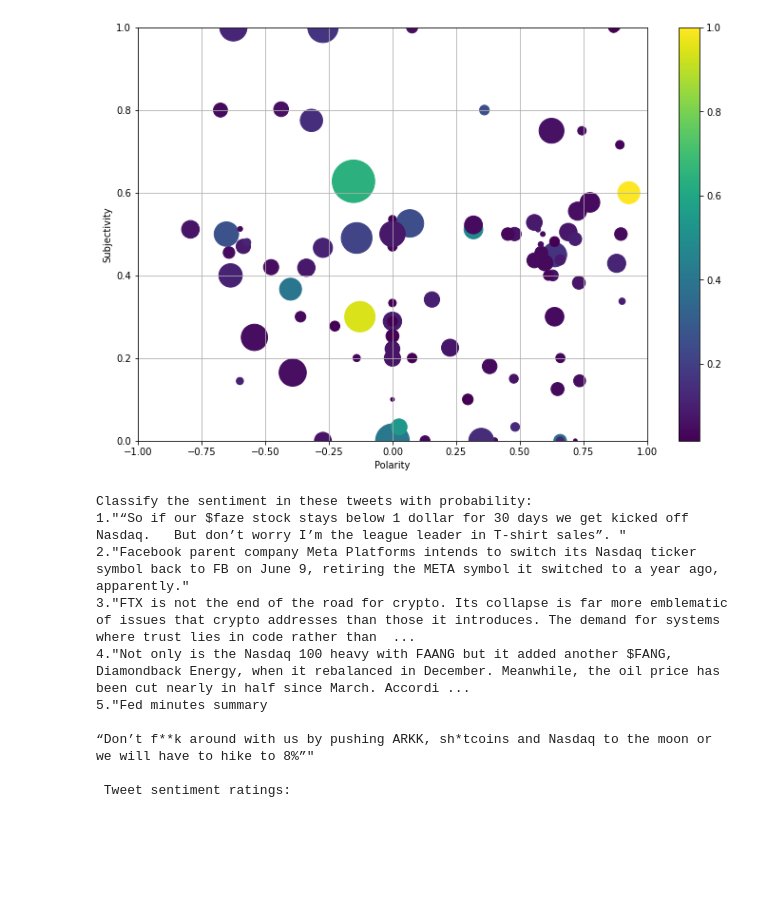
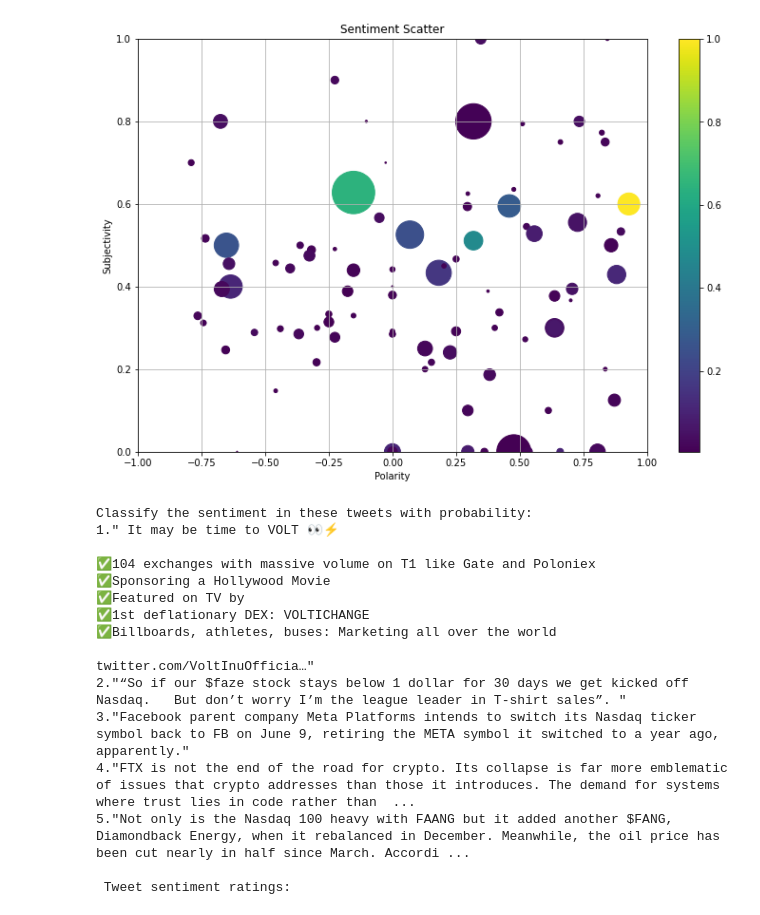
Before and after one commit to yeonghun00/Twitter-Sentiment-Analysis, a Jupyter notebook: Market Sentiment Analysis.ipynb, the cells around one changed output. Cells and saved outputs as stored; diff of their text form; code cells hidden in the pictures; blank space fills up the shorter version.

```diff
--- a/Market Sentiment Analysis.ipynb
+++ b/Market Sentiment Analysis.ipynb
@@ -71,7 +71,7 @@ today = datetime.today()
 
 search = 'NASDAQ'
 
-min_faves = 200
+min_faves = 50
 lang = 'en'
 until = today.strftime('%Y-%m-%d')
 since = (today - relativedelta(months=2)).strftime('%Y-%m-%d')
@@ -195,15 +198,16 @@ norm_like = normalize([scatter_df['like'].values], norm="max")[0]
 # %%
 plt.figure(figsize=(12,8))
 plt.scatter(scatter_df.iloc[:]['compound'], scatter_df.iloc[:]['subjectivity'], s=norm_view[:]*2000, c=norm_like[:])
 plt.xlabel('Polarity')
 plt.ylabel('Subjectivity')
 plt.xlim(-1, 1)
 plt.ylim(0, 1)
 plt.colorbar()
 plt.grid()
+plt.title('Sentiment Scatter')
 plt.show()
 # %% [output]
-[figure, old version]
+[figure, new version]
 # %%
 import os
 import json
@@ -231,13 +235,19 @@ prompt="Classify the sentiment in these tweets with probability:\n" + tweet_str
 print(prompt)
 # %% [output]
 Classify the sentiment in these tweets with probability:
-1."“So if our $faze stock stays below 1 dollar for 30 days we get kicked off Nasdaq.   But don’t worry I’m the league leader in T-shirt sales”. "
-2."Facebook parent company Meta Platforms intends to switch its Nasdaq ticker symbol back to FB on June 9, retiring the META symbol it switched to a year ago, apparently."
-3."FTX is not the end of the road for crypto. Its collapse is far more emblematic of issues that crypto addresses than those it introduces. The demand for systems where trust lies in code rather than  ...
-4."Not only is the Nasdaq 100 heavy with FAANG but it added another $FANG, Diamondback Energy, when it rebalanced in December. Meanwhile, the oil price has been cut nearly in half since March. Accordi ...
-5."Fed minutes summary
+1." It may be time to VOLT 👀⚡️
 
-“Don’t f**k around with us by pushing ARKK, sh*tcoins and Nasdaq to the moon or we will have to hike to 8%”"
+✅104 exchanges with massive volume on T1 like Gate and Poloniex
+✅Sponsoring a Hollywood Movie
+✅Featured on TV by
+✅1st deflationary DEX: VOLTICHANGE
+✅Billboards, athletes, buses: Marketing all over the world
+
+twitter.com/VoltInuOfficia…"
+2."“So if our $faze stock stays below 1 dollar for 30 days we get kicked off Nasdaq.   But don’t worry I’m the league leader in T-shirt sales”. "
+3."Facebook parent company Meta Platforms intends to switch its Nasdaq ticker symbol back to FB on June 9, retiring the META symbol it switched to a year ago, apparently."
+4."FTX is not the end of the road for crypto. Its collapse is far more emblematic of issues that crypto addresses than those it introduces. The demand for systems where trust lies in code rather than  ...
+5."Not only is the Nasdaq 100 heavy with FAANG but it added another $FANG, Diamondback Energy, when it rebalanced in December. Meanwhile, the oil price has been cut nearly in half since March. Accordi ...
 
  Tweet sentiment ratings:
 # %%
```
Also changed, not shown: parts of 14 cells of this notebook.
